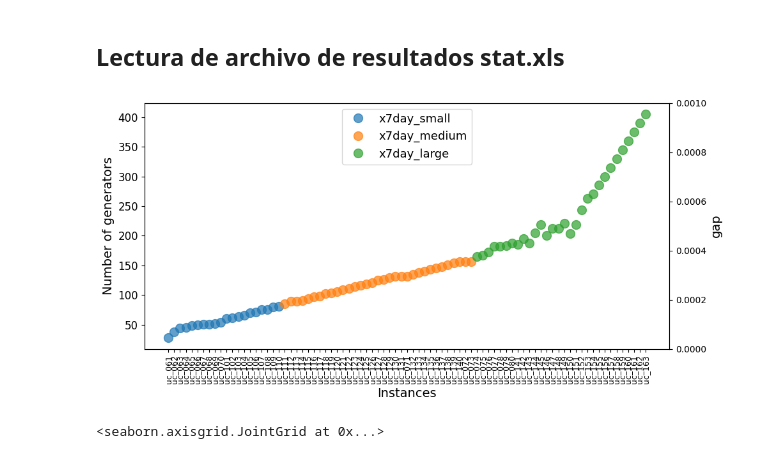
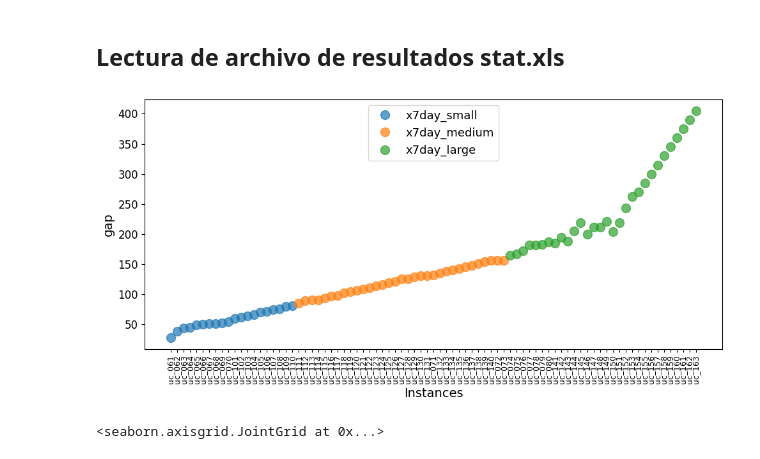
Before and after one commit to urieliram/Matheuristics_UCP, a Jupyter notebook: Figures_TC_UC2.ipynb, the cells around one changed output. Saved outputs shown, nothing was run; the diff lists cells and outputs as text; code cells hidden in the pictures.

```diff
--- a/Figures_TC_UC2.ipynb
+++ b/Figures_TC_UC2.ipynb
@@ -170,68 +170,68 @@ for ins in dfz.nameins:
 fig, ax = plt.subplots(figsize=(10, 5))
 alpha=0.7
 ax.plot(range(0         , len(dfx.G)),                                  dfx.G, 'o', label = 'x7day_small', markersize=10,alpha=alpha)
 ax.plot(range(len(dfx.G), len(dfx.G)+len(dfy.G)),                       dfy.G, 'o', label = 'x7day_medium',markersize=10,alpha=alpha)
 ax.plot(range(len(dfx.G)+len(dfy.G), len(dfx.G)+len(dfy.G)+len(dfz.G)), dfz.G, 'o', label = 'x7day_large', markersize=10,alpha=alpha)
 index=range(0 ,len(dfx.G)+len(dfy.G)+len(dfz.G))
 plt.xticks(index, labels, rotation='vertical', fontsize=9,)
 plt.yticks( fontsize=12)
 plt.xlabel("Instances", fontsize=14)
 plt.ylabel("Number of generators", fontsize=14)
 plt.legend(fontsize=13,loc='upper center')
 
-ax2 = ax.twinx()  # instantiate a second axes that shares the same x-axis
-plt.ylim([0,1E-3])
+# ax2 = ax.twinx()  # instantiate a second axes that shares the same x-axis
+# plt.ylim([0,1E-3])
 
-alpha=0.0
-ax2.plot(range(0              , len(dfx.g_milp)),                                                 dfx.g_milp,'x', markersize=10,alpha=alpha)
-ax2.plot(range(len(dfx.g_milp), len(dfx.g_milp)+len(dfy.g_milp)),                                 dfy.g_milp,'x',markersize=10,alpha=alpha)
-ax2.plot(range(len(dfx.g_milp)+len(dfy.g_milp), len(dfx.g_milp)+len(dfy.g_milp)+len(dfz.g_milp)), dfz.g_milp,'x', markersize=10,alpha=alpha)
+# alpha=0.0
+# ax2.plot(range(0              , len(dfx.g_milp)),                                                 dfx.g_milp,'x', markersize=10,alpha=alpha)
+# ax2.plot(range(len(dfx.g_milp), len(dfx.g_milp)+len(dfy.g_milp)),                                 dfy.g_milp,'x',markersize=10,alpha=alpha)
+# ax2.plot(range(len(dfx.g_milp)+len(dfy.g_milp), len(dfx.g_milp)+len(dfy.g_milp)+len(dfz.g_milp)), dfz.g_milp,'x', markersize=10,alpha=alpha)
 
-alpha=0
-ax2.plot(range(0               , len(dfx.g_milp2)),                                                    dfx.g_milp2,'x', markersize=10,alpha=alpha)
-ax2.plot(range(len(dfx.g_milp2), len(dfx.g_milp2)+len(dfy.g_milp2)),                                   dfy.g_milp2,'x',markersize=10,alpha=alpha)
-ax2.plot(range(len(dfx.g_milp2)+len(dfy.g_milp2), len(dfx.g_milp2)+len(dfy.g_milp2)+len(dfz.g_milp2)), dfz.g_milp2,'x', markersize=10,alpha=alpha)
+# alpha=0
+# ax2.plot(range(0               , len(dfx.g_milp2)),                                                    dfx.g_milp2,'x', markersize=10,alpha=alpha)
+# ax2.plot(range(len(dfx.g_milp2), len(dfx.g_milp2)+len(dfy.g_milp2)),                                   dfy.g_milp2,'x',markersize=10,alpha=alpha)
+# ax2.plot(range(len(dfx.g_milp2)+len(dfy.g_milp2), len(dfx.g_milp2)+len(dfy.g_milp2)+len(dfz.g_milp2)), dfz.g_milp2,'x', markersize=10,alpha=alpha)
 
-alpha=0.0
-# ax2.plot(range(0              , len(dfx.g_lbc1)),                                                 dfx.g_lbc1,'.', markersize=10,alpha=alpha)
-# ax2.plot(range(len(dfx.g_lbc1), len(dfx.g_lbc1)+len(dfy.g_lbc1)),                                 dfy.g_lbc1,'.',markersize=10,alpha=alpha)
-# ax2.plot(range(len(dfx.g_lbc1)+len(dfy.g_lbc1), len(dfx.g_lbc1)+len(dfy.g_lbc1)+len(dfz.g_lbc1)), dfz.g_lbc1,'.', markersize=10,alpha=alpha)
+# alpha=0.0
+# # ax2.plot(range(0              , len(dfx.g_lbc1)),                                                 dfx.g_lbc1,'.', markersize=10,alpha=alpha)
+# # ax2.plot(range(len(dfx.g_lbc1), len(dfx.g_lbc1)+len(dfy.g_lbc1)),                                 dfy.g_lbc1,'.',markersize=10,alpha=alpha)
+# # ax2.plot(range(len(dfx.g_lbc1)+len(dfy.g_lbc1), len(dfx.g_lbc1)+len(dfy.g_lbc1)+len(dfz.g_lbc1)), dfz.g_lbc1,'.', markersize=10,alpha=alpha)
 
-# ax2.plot(range(0              , len(dfx.g_lbc2)),                                                 dfx.g_lbc2,'.', markersize=10,alpha=alpha)
-# ax2.plot(range(len(dfx.g_lbc2), len(dfx.g_lbc2)+len(dfy.g_lbc2)),                                 dfy.g_lbc2,'.',markersize=10,alpha=alpha)
-# ax2.plot(range(len(dfx.g_lbc2)+len(dfy.g_lbc2), len(dfx.g_lbc2)+len(dfy.g_lbc2)+len(dfz.g_lbc2)), dfz.g_lbc2,'.', markersize=10,alpha=alpha)
+# # ax2.plot(range(0              , len(dfx.g_lbc2)),                                                 dfx.g_lbc2,'.', markersize=10,alpha=alpha)
+# # ax2.plot(range(len(dfx.g_lbc2), len(dfx.g_lbc2)+len(dfy.g_lbc2)),                                 dfy.g_lbc2,'.',markersize=10,alpha=alpha)
+# # ax2.plot(range(len(dfx.g_lbc2)+len(dfy.g_lbc2), len(dfx.g_lbc2)+len(dfy.g_lbc2)+len(dfz.g_lbc2)), dfz.g_lbc2,'.', markersize=10,alpha=alpha)
 
-# ax2.plot(range(0              , len(dfx.g_lbc3)),                                                 dfx.g_lbc3,'.', markersize=10,alpha=alpha)
-# ax2.plot(range(len(dfx.g_lbc3), len(dfx.g_lbc3)+len(dfy.g_lbc3)),                                 dfy.g_lbc3,'.',markersize=10,alpha=alpha)
-# ax2.plot(range(len(dfx.g_lbc3)+len(dfy.g_lbc3), len(dfx.g_lbc3)+len(dfy.g_lbc3)+len(dfz.g_lbc3)), dfz.g_lbc3,'.', markersize=10,alpha=alpha)
+# # ax2.plot(range(0              , len(dfx.g_lbc3)),                                                 dfx.g_lbc3,'.', markersize=10,alpha=alpha)
+# # ax2.plot(range(len(dfx.g_lbc3), len(dfx.g_lbc3)+len(dfy.g_lbc3)),                                 dfy.g_lbc3,'.',markersize=10,alpha=alpha)
+# # ax2.plot(range(len(dfx.g_lbc3)+len(dfy.g_lbc3), len(dfx.g_lbc3)+len(dfy.g_lbc3)+len(dfz.g_lbc3)), dfz.g_lbc3,'.', markersize=10,alpha=alpha)
 
-# ax2.plot(range(0              , len(dfx.g_lbc4)),                                                 dfx.g_lbc4,'.', markersize=10,alpha=alpha)
-# ax2.plot(range(len(dfx.g_lbc4), len(dfx.g_lbc4)+len(dfy.g_lbc4)),                                 dfy.g_lbc4,'.',markersize=10,alpha=alpha)
-# ax2.plot(range(len(dfx.g_lbc4)+len(dfy.g_lbc4), len(dfx.g_lbc4)+len(dfy.g_lbc4)+len(dfz.g_lbc4)), dfz.g_lbc4,'.', markersize=10,alpha=alpha)
+# # ax2.plot(range(0              , len(dfx.g_lbc4)),                                                 dfx.g_lbc4,'.', markersize=10,alpha=alpha)
+# # ax2.plot(range(len(dfx.g_lbc4), len(dfx.g_lbc4)+len(dfy.g_lbc4)),                                 dfy.g_lbc4,'.',markersize=10,alpha=alpha)
+# # ax2.plot(range(len(dfx.g_lbc4)+len(dfy.g_lbc4), len(dfx.g_lbc4)+len(dfy.g_lbc4)+len(dfz.g_lbc4)), dfz.g_lbc4,'.', markersize=10,alpha=alpha)
 
-ax2.plot(range(0            , len(dfx.g_ks)),                                           dfx.g_ks,'*',markersize=10,alpha=alpha)
-ax2.plot(range(len(dfx.g_ks), len(dfx.g_ks)+len(dfy.g_ks)),                             dfy.g_ks,'*',markersize=10,alpha=alpha)
-ax2.plot(range(len(dfx.g_ks)+len(dfy.g_ks), len(dfx.g_ks)+len(dfy.g_ks)+len(dfz.g_ks)), dfz.g_ks,'*',markersize=10,alpha=alpha)
+# ax2.plot(range(0            , len(dfx.g_ks)),                                           dfx.g_ks,'*',markersize=10,alpha=alpha)
+# ax2.plot(range(len(dfx.g_ks), len(dfx.g_ks)+len(dfy.g_ks)),                             dfy.g_ks,'*',markersize=10,alpha=alpha)
+# ax2.plot(range(len(dfx.g_ks)+len(dfy.g_ks), len(dfx.g_ks)+len(dfy.g_ks)+len(dfz.g_ks)), dfz.g_ks,'*',markersize=10,alpha=alpha)
 
-alpha = 0
-ax2.plot(range(0               , len(dfx.g_harjk)),                                                    dfx.g_harjk,'.', markersize=10,alpha=alpha)
-ax2.plot(range(len(dfx.g_harjk), len(dfx.g_harjk)+len(dfy.g_harjk)),                                   dfy.g_harjk,'.',markersize=10,alpha=alpha)
-ax2.plot(range(len(dfx.g_harjk)+len(dfy.g_harjk), len(dfx.g_harjk)+len(dfy.g_harjk)+len(dfz.g_harjk)), dfz.g_harjk,'.', markersize=10,alpha=alpha)
+# alpha = 0
+# ax2.plot(range(0               , len(dfx.g_harjk)),                                                    dfx.g_harjk,'.', markersize=10,alpha=alpha)
+# ax2.plot(range(len(dfx.g_harjk), len(dfx.g_harjk)+len(dfy.g_harjk)),                                   dfy.g_harjk,'.',markersize=10,alpha=alpha)
+# ax2.plot(range(len(dfx.g_harjk)+len(dfy.g_harjk), len(dfx.g_harjk)+len(dfy.g_harjk)+len(dfz.g_harjk)), dfz.g_harjk,'.', markersize=10,alpha=alpha)
 
-alpha = 0
-ax2.plot(range(0                , len(dfx.g_harduc)),                                                       dfx.g_harduc,'*', markersize=10,alpha=alpha)
-ax2.plot(range(len(dfx.g_harduc), len(dfx.g_harduc)+len(dfy.g_harduc)),                                     dfy.g_harduc,'*',markersize=10,alpha=alpha)
-ax2.plot(range(len(dfx.g_harduc)+len(dfy.g_harduc), len(dfx.g_harduc)+len(dfy.g_harduc)+len(dfz.g_harduc)), dfz.g_harduc,'*', markersize=10,alpha=alpha)
+# alpha = 0
+# ax2.plot(range(0                , len(dfx.g_harduc)),                                                       dfx.g_harduc,'*', markersize=10,alpha=alpha)
+# ax2.plot(range(len(dfx.g_harduc), len(dfx.g_harduc)+len(dfy.g_harduc)),                                     dfy.g_harduc,'*',markersize=10,alpha=alpha)
+# ax2.plot(range(len(dfx.g_harduc)+len(dfy.g_harduc), len(dfx.g_harduc)+len(dfy.g_harduc)+len(dfz.g_harduc)), dfz.g_harduc,'*', markersize=10,alpha=alpha)
 
 
 plt.ylabel("gap", fontsize=14)
 # plt.title('Instances'+'\n ('+filter+')') ###########################################################################
 #plt.legend(bbox_to_anchor=(1, 0.75))
 plt.tight_layout()
 plt.savefig(dir+'fig_'+'instances.pdf')
 plt.show()
 # %% [output]
-[figure, old version]
+[figure, new version]
 # %%
 ## https://seaborn.pydata.org/generated/seaborn.jointplot.html
 sns.jointplot(data=dfgraph, x=dfgraph.G, y=dfgraph.g_milp,hue=dfgraph.groupx)
```
Also changed, not shown: parts of 25 cells of this notebook.
